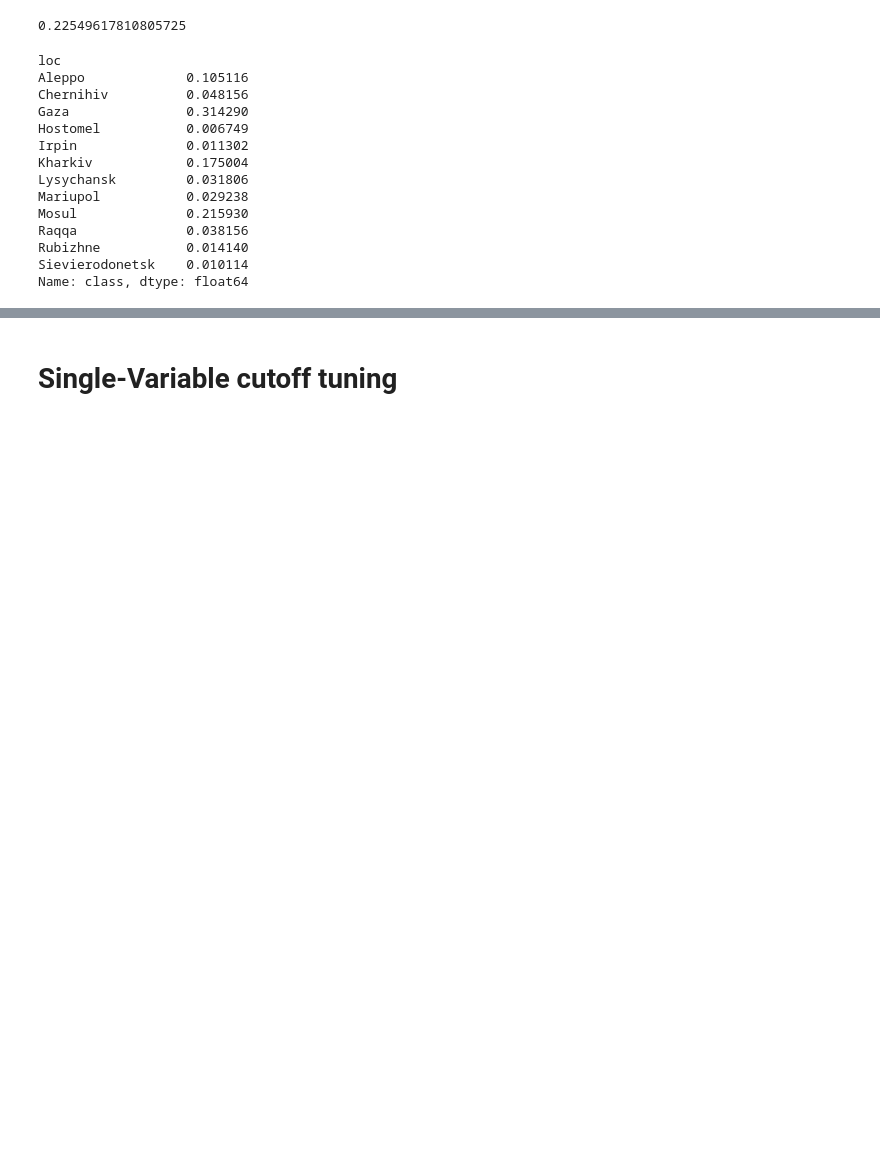
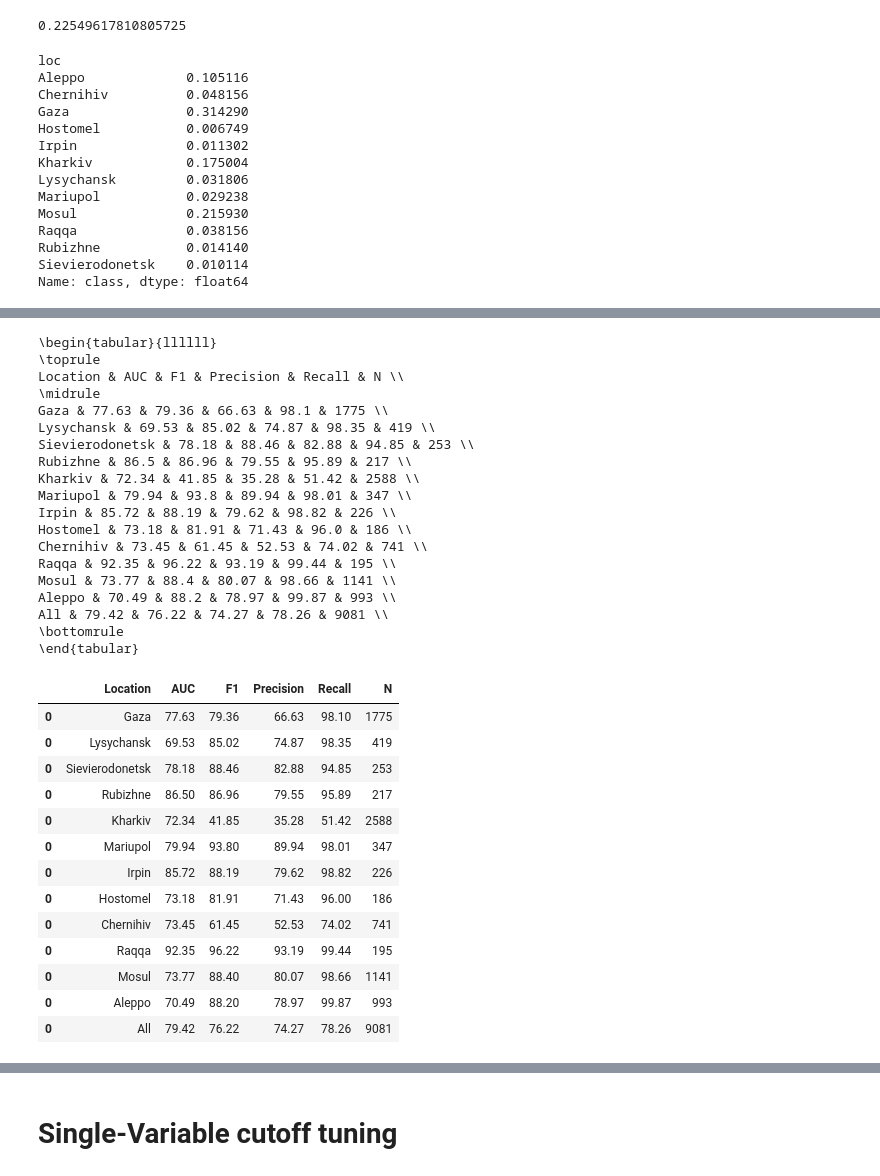
Before and after one commit to oballinger/PWTT, a Jupyter notebook: code/pwtt.ipynb, the cells around one changed output, grey strips where cells are left out. Cells and saved outputs as stored; diff of their text form; code cells hidden in the pictures; blank space fills up the shorter version.

```diff
--- a/code/pwtt.ipynb
+++ b/code/pwtt.ipynb
@@ -520,3 +508,43 @@ res
+# %%
+res=make_table(gr, ['combined'], model='prc', geo_level='loc')
+res=res[['Location','AUC','F1','Precision','Recall','N']]
+res[['AUC','F1','Precision','Recall']]=(res[['AUC','F1','Precision','Recall']]*100).round(2)
+print(res.astype(str).to_latex(index=False))
+res
+# %% [output]
+\begin{tabular}{llllll}
+\toprule
+Location & AUC & F1 & Precision & Recall & N \\
+\midrule
+Gaza & 77.63 & 79.36 & 66.63 & 98.1 & 1775 \\
+Lysychansk & 69.53 & 85.02 & 74.87 & 98.35 & 419 \\
+Sievierodonetsk & 78.18 & 88.46 & 82.88 & 94.85 & 253 \\
+Rubizhne & 86.5 & 86.96 & 79.55 & 95.89 & 217 \\
+Kharkiv & 72.34 & 41.85 & 35.28 & 51.42 & 2588 \\
+Mariupol & 79.94 & 93.8 & 89.94 & 98.01 & 347 \\
+Irpin & 85.72 & 88.19 & 79.62 & 98.82 & 226 \\
+Hostomel & 73.18 & 81.91 & 71.43 & 96.0 & 186 \\
+Chernihiv & 73.45 & 61.45 & 52.53 & 74.02 & 741 \\
+Raqqa & 92.35 & 96.22 & 93.19 & 99.44 & 195 \\
+Mosul & 73.77 & 88.4 & 80.07 & 98.66 & 1141 \\
+Aleppo & 70.49 & 88.2 & 78.97 & 99.87 & 993 \\
+All & 79.42 & 76.22 & 74.27 & 78.26 & 9081 \\
+\bottomrule
+\end{tabular}
+|  | Location | AUC | F1 | Precision | Recall | N |
+| 0 | Gaza | 77.63 | 79.36 | 66.63 | 98.10 | 1775 |
+| 0 | Lysychansk | 69.53 | 85.02 | 74.87 | 98.35 | 419 |
+| 0 | Sievierodonetsk | 78.18 | 88.46 | 82.88 | 94.85 | 253 |
+| 0 | Rubizhne | 86.50 | 86.96 | 79.55 | 95.89 | 217 |
+| 0 | Kharkiv | 72.34 | 41.85 | 35.28 | 51.42 | 2588 |
+| 0 | Mariupol | 79.94 | 93.80 | 89.94 | 98.01 | 347 |
+| 0 | Irpin | 85.72 | 88.19 | 79.62 | 98.82 | 226 |
+| 0 | Hostomel | 73.18 | 81.91 | 71.43 | 96.00 | 186 |
+| 0 | Chernihiv | 73.45 | 61.45 | 52.53 | 74.02 | 741 |
+| 0 | Raqqa | 92.35 | 96.22 | 93.19 | 99.44 | 195 |
+| 0 | Mosul | 73.77 | 88.40 | 80.07 | 98.66 | 1141 |
+| 0 | Aleppo | 70.49 | 88.20 | 78.97 | 99.87 | 993 |
+| 0 | All | 79.42 | 76.22 | 74.27 | 78.26 | 9081 |
 # %%
 cols = ['max_change', 'VV', 'VH', 'k20', 'k50', 'k100', 'k150', 'B2', 'B3', 'B4', 'B8', 'B12','coh_change','coherence','coh_pre']
 gr['class']=gr['db_count'].apply(lambda x: 1 if x>10 else 0)
```
Also changed, not shown: parts of 6 cells of this notebook, 1 other file.
